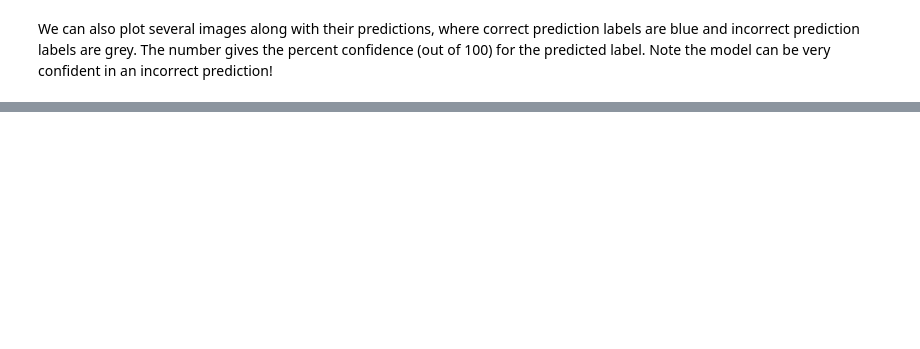
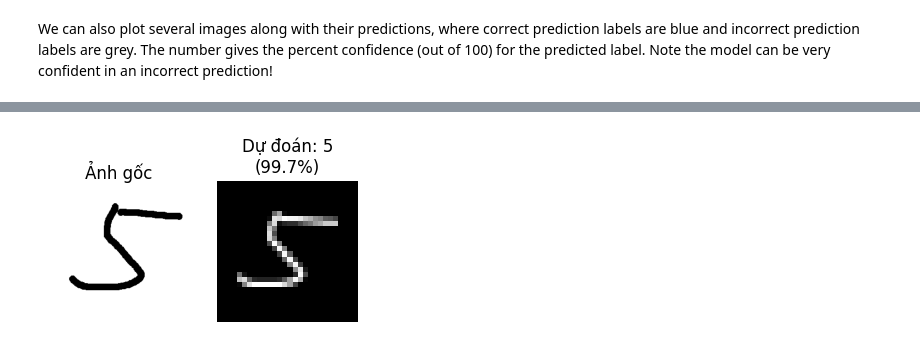
Before and after one commit to hunghuyen0304/introtodeeplearningMIT, a Jupyter notebook: lab2/PT_Part1_MNIST.ipynb, the cells around one changed output, grey strips where cells are left out. Drawn from its saved outputs; the diff is of its cells as text; code cells hidden in the pictures; blank space fills up the shorter version.

```diff
--- a/lab2/PT_Part1_MNIST.ipynb
+++ b/lab2/PT_Part1_MNIST.ipynb
@@ -653,0 +664,95 @@ In this part of the lab, you had the chance to play with different MNIST classif
+# %%
+import cv2
+import numpy as np
+import matplotlib.pyplot as plt
+import torch
+from google.colab import files
+
+def preprocess_digit(image_path):
+    # 1. Đọc ảnh xám
+    img = cv2.imread(image_path, cv2.IMREAD_GRAYSCALE)
+
+    # 2. Threshold + Đảo màu thông minh
+    # Dùng Otsu để tự động tìm ngưỡng tách nền và chữ
+    # THRESH_BINARY_INV: Giả định ảnh gốc là nền trắng chữ đen -> Đảo thành nền đen chữ trắng
+    _, img_binary = cv2.threshold(img, 0, 255, cv2.THRESH_BINARY_INV | cv2.THRESH_OTSU)
+
+    # Lọc nhiễu nhỏ (bụi, chấm đen) bằng Morphological
+    kernel = np.ones((3,3), np.uint8)
+    img_binary = cv2.morphologyEx(img_binary, cv2.MORPH_OPEN, kernel)
+
+    # 3. Tìm Contour (đường bao) của chữ số
+    contours, _ = cv2.findContours(img_binary, cv2.RETR_EXTERNAL, cv2.CHAIN_APPROX_SIMPLE)
+
+    # Nếu không tìm thấy gì (ảnh trắng trơn), trả về ảnh đen
+    if not contours:
+        return np.zeros((28, 28), dtype=np.float32)
+
+    # Tìm contour lớn nhất (đó chính là chữ số, bỏ qua các vết bẩn nhỏ)
+    c = max(contours, key=cv2.contourArea)
+    x, y, w, h = cv2.boundingRect(c)
+
+    # Cắt lấy phần chữ số (Region of Interest)
+    digit_roi = img_binary[y:y+h, x:x+w]
+
+    # 4. Resize về 20x20 (giữ nguyên tỷ lệ khung hình)
+    # MNIST quy định: Chữ số nằm gọn trong hộp 20x20 pixel, đặt giữa khung 28x28
+    max_dim = max(w, h)
+    scale_factor = 20.0 / max_dim
+
+    new_w = int(w * scale_factor)
+    new_h = int(h * scale_factor)
+
+    digit_resized = cv2.resize(digit_roi, (new_w, new_h), interpolation=cv2.INTER_AREA)
+
+    # 5. Đặt vào giữa khung 28x28 (Padding)
+    final_img = np.zeros((28, 28), dtype=np.uint8) # Tạo nền đen
+
+    # Tính tọa độ để đặt ảnh vào chính giữa
+    start_x = (28 - new_w) // 2
+    start_y = (28 - new_h) // 2
+
+    final_img[start_y:start_y+new_h, start_x:start_x+new_w] = digit_resized
+
+    # Chuẩn hóa về [0, 1]
+    return final_img.astype(np.float32) / 255.0
+
+def predict_external_image_v2(image_path):
+    # Xử lý ảnh
+    processed_img = preprocess_digit(image_path)
+
+    # Chuyển sang Tensor
+    img_tensor = torch.tensor(processed_img).unsqueeze(0).unsqueeze(0).to(device)
+
+    # Dự đoán
+    cnn_model.eval()
+    with torch.no_grad():
+        output = cnn_model(img_tensor)
+        probabilities = torch.nn.functional.softmax(output, dim=1)
+        prediction = torch.argmax(probabilities, dim=1).item()
+        confidence = probabilities[0][prediction].item() * 100
+
+    # Hiển thị kết quả
+    plt.figure(figsize=(4, 4))
+
+    # Vẽ ảnh gốc
+    original_img = cv2.imread(image_path)
+    plt.subplot(1, 2, 1)
+    plt.imshow(cv2.cvtColor(original_img, cv2.COLOR_BGR2RGB))
+    plt.title("Ảnh gốc")
+    plt.axis('off')
+
+    # Vẽ ảnh model nhìn thấy
+    plt.subplot(1, 2, 2)
+    plt.imshow(processed_img, cmap='gray')
+    plt.title(f"Dự đoán: {prediction}\n({confidence:.1f}%)")
+    plt.axis('off')
+
+    plt.show()
+
+# --- CHẠY THỬ ---
+uploaded = files.upload()
+for filename in uploaded.keys():
+    print(f"Đang xử lý: {filename}")
+    predict_external_image_v2(filename)
+# %% [output]
@@ -653,0 +762 @@ In this part of the lab, you had the chance to play with different MNIST classif
+[figure, added]
```
Also changed, not shown: parts of 14 cells of this notebook.
